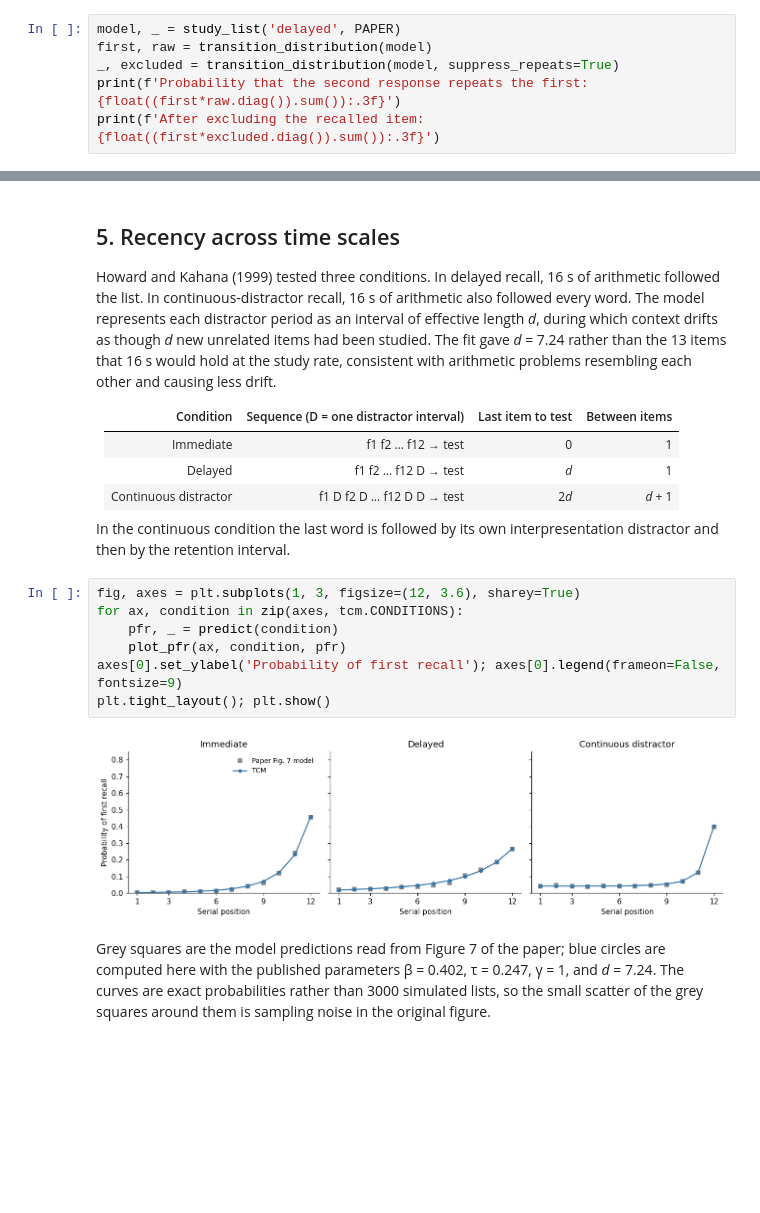
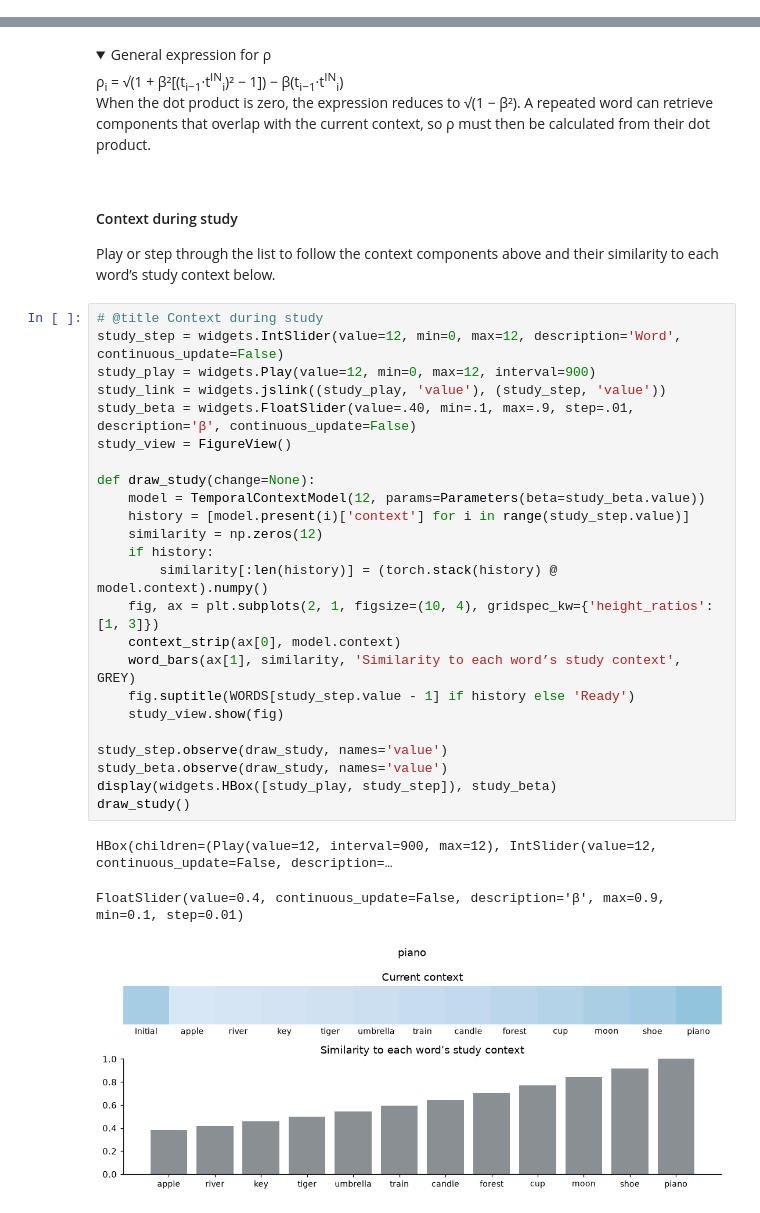
Before and after one commit to h4ch1m1/complementary-learning-systems, a Jupyter notebook: notebooks/tcm2002/tutorial.ipynb, the cells around one changed output, grey strips where cells are left out. Saved outputs shown, nothing was run; the diff lists cells and outputs as text; folded sections open; blank space fills up the shorter version.

Commit message:
Sync temporal context notebook with the concise English webpage

```diff
--- a/notebooks/tcm2002/tutorial.ipynb
+++ b/notebooks/tcm2002/tutorial.ipynb
@@ -251,6 +118,0 @@ After a recall the model updates context and both matrices in the same order as
-# %%
-model, _ = study_list('delayed', PAPER)
-first, raw = transition_distribution(model)
-_, excluded = transition_distribution(model, suppress_repeats=True)
-print(f'Probability that the second response repeats the first: {float((first*raw.diag()).sum()):.3f}')
-print(f'After excluding the recalled item:                       {float((first*excluded.diag()).sum()):.3f}')
@@ -262,24 +123,35 @@ Subjects rarely repeat words, and the lag-CRP counts only transitions to words n
 # %% [markdown]
-## 5. Recency across time scales
-
-Howard and Kahana (1999) tested three conditions. In delayed recall, 16 s of arithmetic followed the list. In continuous-distractor recall, 16 s of arithmetic also followed every word. The model represents each distractor period as an interval of effective length *d*, during which context drifts as though *d* new unrelated items had been studied. The fit gave *d* = 7.24 rather than the 13 items that 16 s would hold at the study rate, consistent with arithmetic problems resembling each other and causing less drift.
-
-<table><thead><tr><th>Condition</th><th>Sequence (D = one distractor interval)</th><th>Last item to test</th><th>Between items</th></tr></thead><tbody>
-<tr><td>Immediate</td><td>f1 f2 … f12 → test</td><td>0</td><td>1</td></tr>
-<tr><td>Delayed</td><td>f1 f2 … f12 D → test</td><td><em>d</em></td><td>1</td></tr>
-<tr><td>Continuous distractor</td><td>f1 D f2 D … f12 D D → test</td><td>2<em>d</em></td><td><em>d</em> + 1</td></tr>
-</tbody></table>
-
-In the continuous condition the last word is followed by its own interpresentation distractor and then by the retention interval.
+<details class="code-fold"><summary>General expression for ρ</summary><div class="equation">ρ<sub>i</sub> = √(1 + β²[(t<sub>i−1</sub>·t<sup>IN</sup><sub>i</sub>)² − 1]) − β(t<sub>i−1</sub>·t<sup>IN</sup><sub>i</sub>)</div><p>When the dot product is zero, the expression reduces to √(1 − β²). A repeated word can retrieve components that overlap with the current context, so ρ must then be calculated from their dot product.</p></details>
-# %%
-fig, axes = plt.subplots(1, 3, figsize=(12, 3.6), sharey=True)
-for ax, condition in zip(axes, tcm.CONDITIONS):
-    pfr, _ = predict(condition)
-    plot_pfr(ax, condition, pfr)
-axes[0].set_ylabel('Probability of first recall'); axes[0].legend(frameon=False, fontsize=9)
-plt.tight_layout(); plt.show()
-# %% [output]
-[figure, removed]
-# %% [markdown]
-Grey squares are the model predictions read from Figure 7 of the paper; blue circles are computed here with the published parameters β = 0.402, τ = 0.247, γ = 1, and *d* = 7.24. The curves are exact probabilities rather than 3000 simulated lists, so the small scatter of the grey squares around them is sampling noise in the original figure.
+# %% [markdown]
+#### Context during study
+
+<p>Play or step through the list to follow the context components above and their similarity to each word’s study context below.</p>
+# %%
+# @title Context during study
+study_step = widgets.IntSlider(value=12, min=0, max=12, description='Word', continuous_update=False)
+study_play = widgets.Play(value=12, min=0, max=12, interval=900)
+study_link = widgets.jslink((study_play, 'value'), (study_step, 'value'))
+study_beta = widgets.FloatSlider(value=.40, min=.1, max=.9, step=.01, description='β', continuous_update=False)
+study_view = FigureView()
+
+def draw_study(change=None):
+    model = TemporalContextModel(12, params=Parameters(beta=study_beta.value))
+    history = [model.present(i)['context'] for i in range(study_step.value)]
+    similarity = np.zeros(12)
+    if history:
+        similarity[:len(history)] = (torch.stack(history) @ model.context).numpy()
+    fig, ax = plt.subplots(2, 1, figsize=(10, 4), gridspec_kw={'height_ratios': [1, 3]})
+    context_strip(ax[0], model.context)
+    word_bars(ax[1], similarity, 'Similarity to each word’s study context', GREY)
+    fig.suptitle(WORDS[study_step.value - 1] if history else 'Ready')
+    study_view.show(fig)
+
+study_step.observe(draw_study, names='value')
+study_beta.observe(draw_study, names='value')
+display(widgets.HBox([study_play, study_step]), study_beta)
+draw_study()
+# %% [output]
+HBox(children=(Play(value=12, interval=900, max=12), IntSlider(value=12, continuous_update=False, description=…
+FloatSlider(value=0.4, continuous_update=False, description='β', max=0.9, min=0.1, step=0.01)
+[figure, added]
 # %% [markdown]
```
Also changed, not shown: parts of 57 cells of this notebook.
